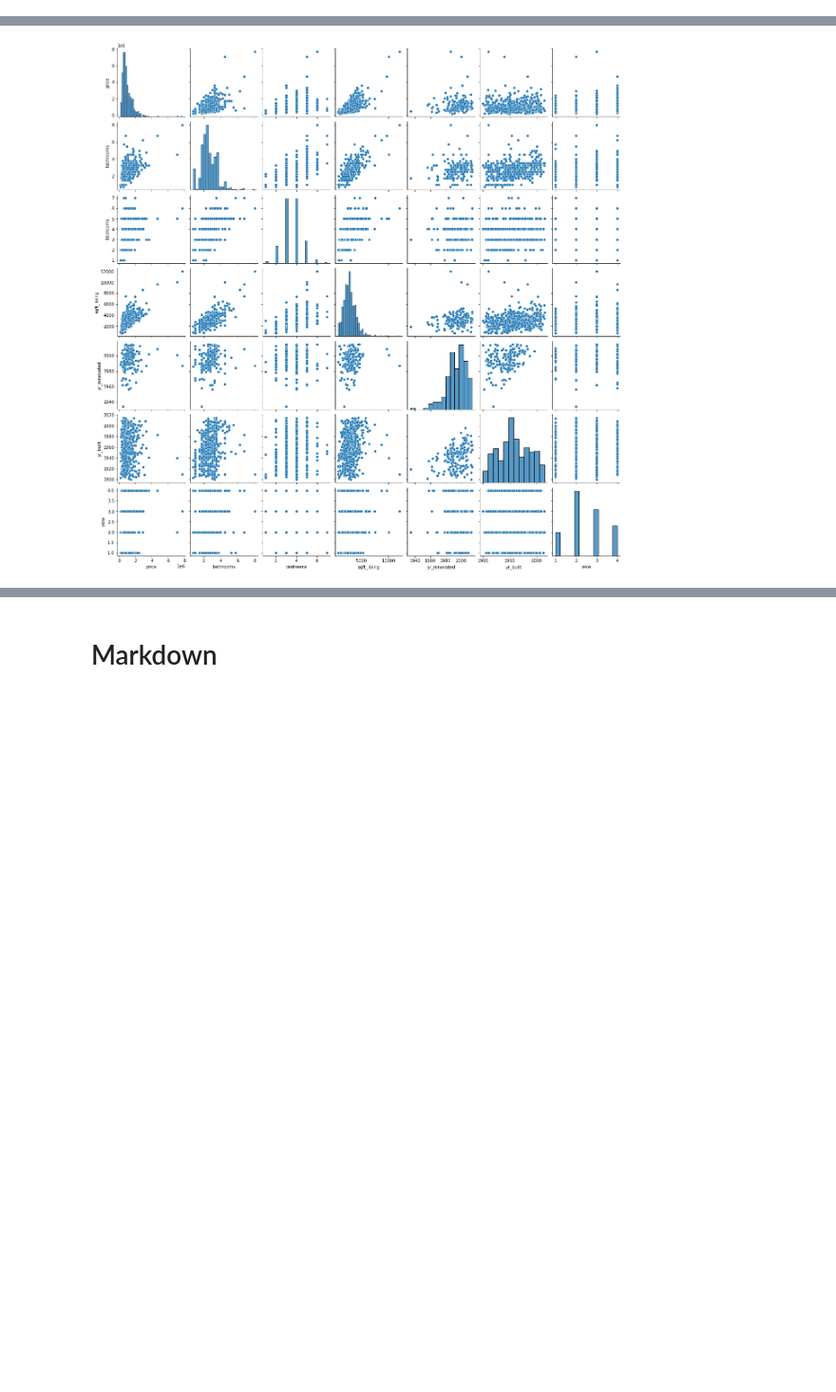
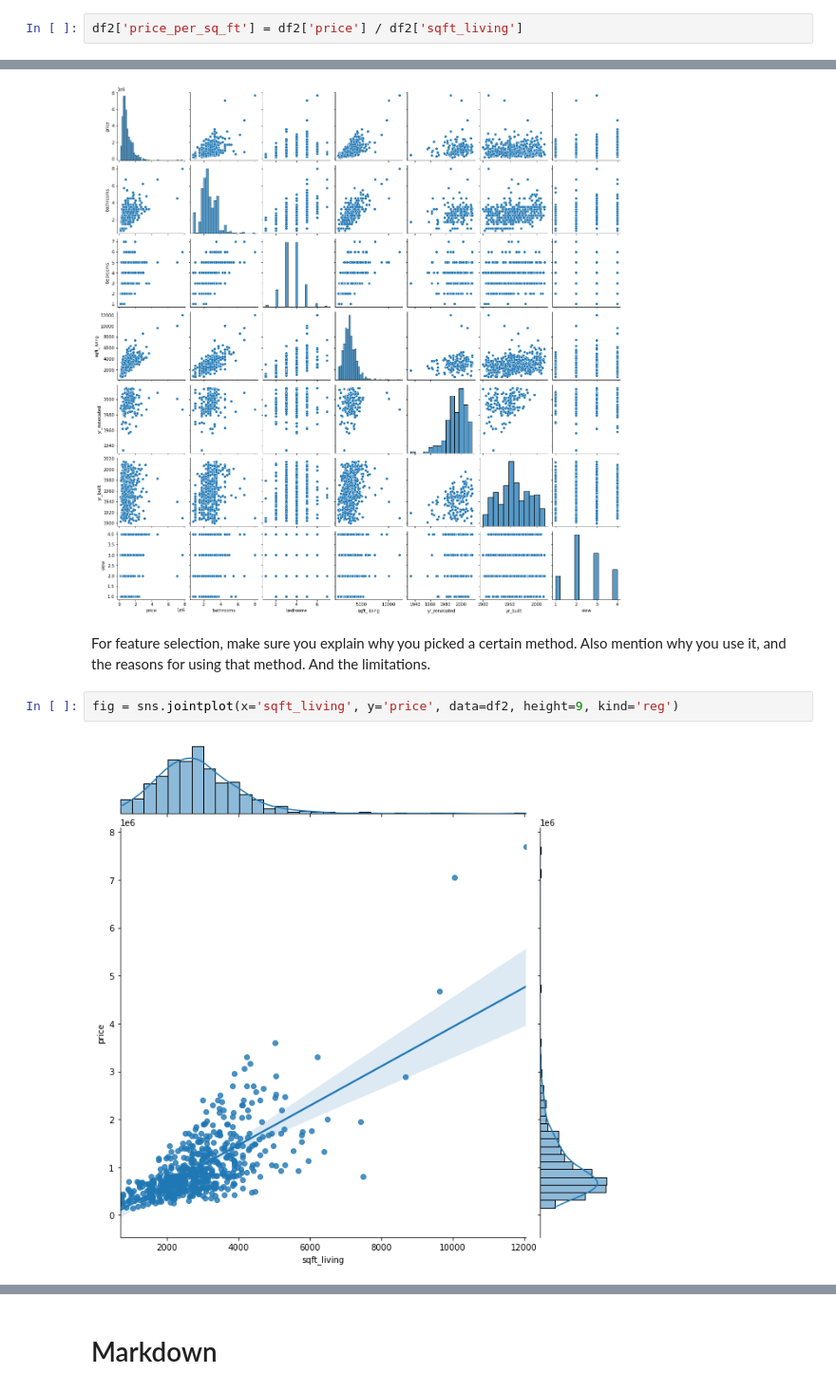
Before and after one commit to mattblasa/King-County-House-Prediction-2021, a Jupyter notebook: KC_EDA.ipynb, the cells around one changed output, grey strips where cells are left out. Shown at 95% size. Saved outputs shown, nothing was run; the diff lists cells and outputs as text; blank space fills up the shorter version.

```diff
--- a/KC_EDA.ipynb
+++ b/KC_EDA.ipynb
@@ -272,0 +275,2 @@ array([  nan, 1991., 1978., 1994., 2003., 1998., 1990., 2007., 2006.,
+# %%
+df2['price_per_sq_ft'] = df2['price'] / df2['sqft_living']
@@ -354,3 +362,9 @@ sns.pairplot(df_plot3)
 plt.show()
 # %% [output]
 [figure]
+# %% [markdown]
+For feature selection, make sure you explain why you picked a certain method. Also mention why you use it, and the reasons for using that method. And the limitations.
+# %%
+fig = sns.jointplot(x='sqft_living', y='price', data=df2, height=9, kind='reg')
+# %% [output]
+[figure, added]
```
Also changed, not shown: parts of 13 cells of this notebook.
